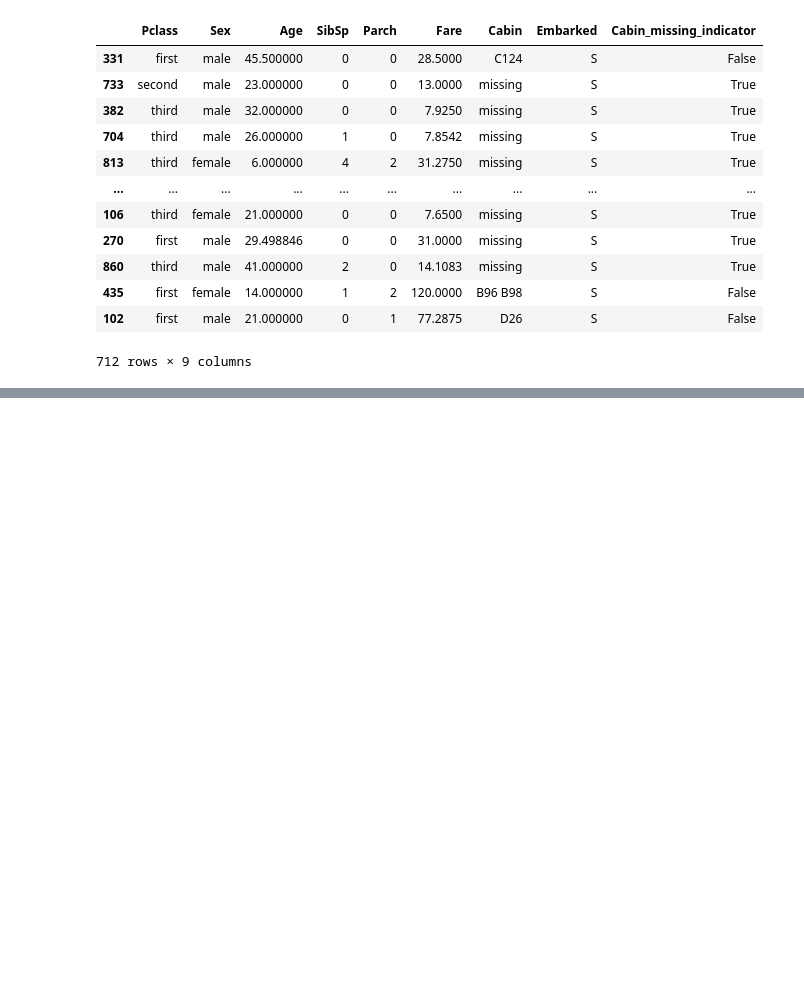
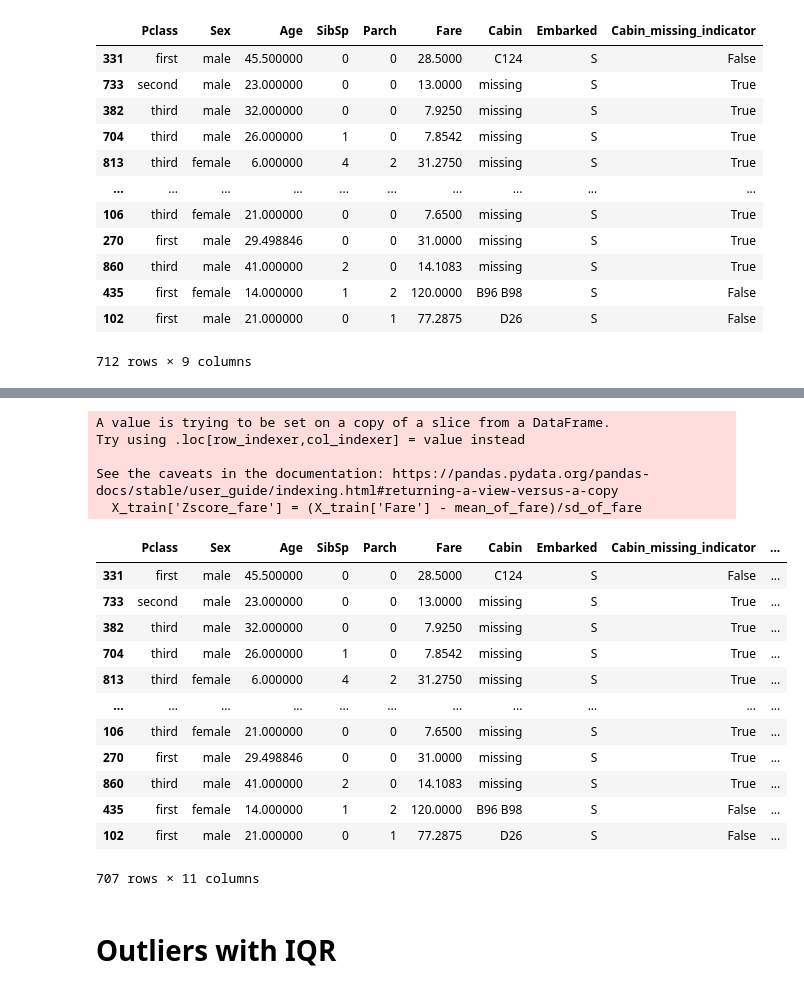
Before and after one commit to FahmidaAz/Eda_Feature_Engineering, a Jupyter notebook: Feature Engineering.ipynb, the cells around one changed output, grey strips where cells are left out. Saved outputs shown, nothing was run; the diff lists cells and outputs as text; code cells hidden in the pictures; blank space fills up the shorter version.

```diff
--- a/Feature Engineering.ipynb
+++ b/Feature Engineering.ipynb
@@ -346,0 +370,26 @@ X_train
+# %%
+mean_of_fare = X_train['Fare'].min()
+sd_of_fare = X_train['Fare'].std()
+X_train['Zscore_fare'] = (X_train['Fare'] - mean_of_fare)/sd_of_fare
+X_train
+# %% [output]
+A value is trying to be set on a copy of a slice from a DataFrame.
+Try using .loc[row_indexer,col_indexer] = value instead
+
+See the caveats in the documentation: https://pandas.pydata.org/pandas-docs/stable/user_guide/indexing.html#returning-a-view-versus-a-copy
+  X_train['Zscore_fare'] = (X_train['Fare'] - mean_of_fare)/sd_of_fare
+|  | Pclass | Sex | Age | SibSp | Parch | Fare | Cabin | Embarked | Cabin_missing_indicator | ... |
+| 331 | first | male | 45.500000 | 0 | 0 | 28.5000 | C124 | S | False | ... |
+| 733 | second | male | 23.000000 | 0 | 0 | 13.0000 | missing | S | True | ... |
+| 382 | third | male | 32.000000 | 0 | 0 | 7.9250 | missing | S | True | ... |
+| 704 | third | male | 26.000000 | 1 | 0 | 7.8542 | missing | S | True | ... |
+| 813 | third | female | 6.000000 | 4 | 2 | 31.2750 | missing | S | True | ... |
+| ... | ... | ... | ... | ... | ... | ... | ... | ... | ... | ... |
+| 106 | third | female | 21.000000 | 0 | 0 | 7.6500 | missing | S | True | ... |
+| 270 | first | male | 29.498846 | 0 | 0 | 31.0000 | missing | S | True | ... |
+| 860 | third | male | 41.000000 | 2 | 0 | 14.1083 | missing | S | True | ... |
+| 435 | first | female | 14.000000 | 1 | 2 | 120.0000 | B96 B98 | S | False | ... |
+| 102 | first | male | 21.000000 | 0 | 1 | 77.2875 | D26 | S | False | ... |
+707 rows × 11 columns
+# %% [markdown]
+# Outliers with IQR
```
Also changed, not shown: parts of 11 cells of this notebook, 1 other file.
